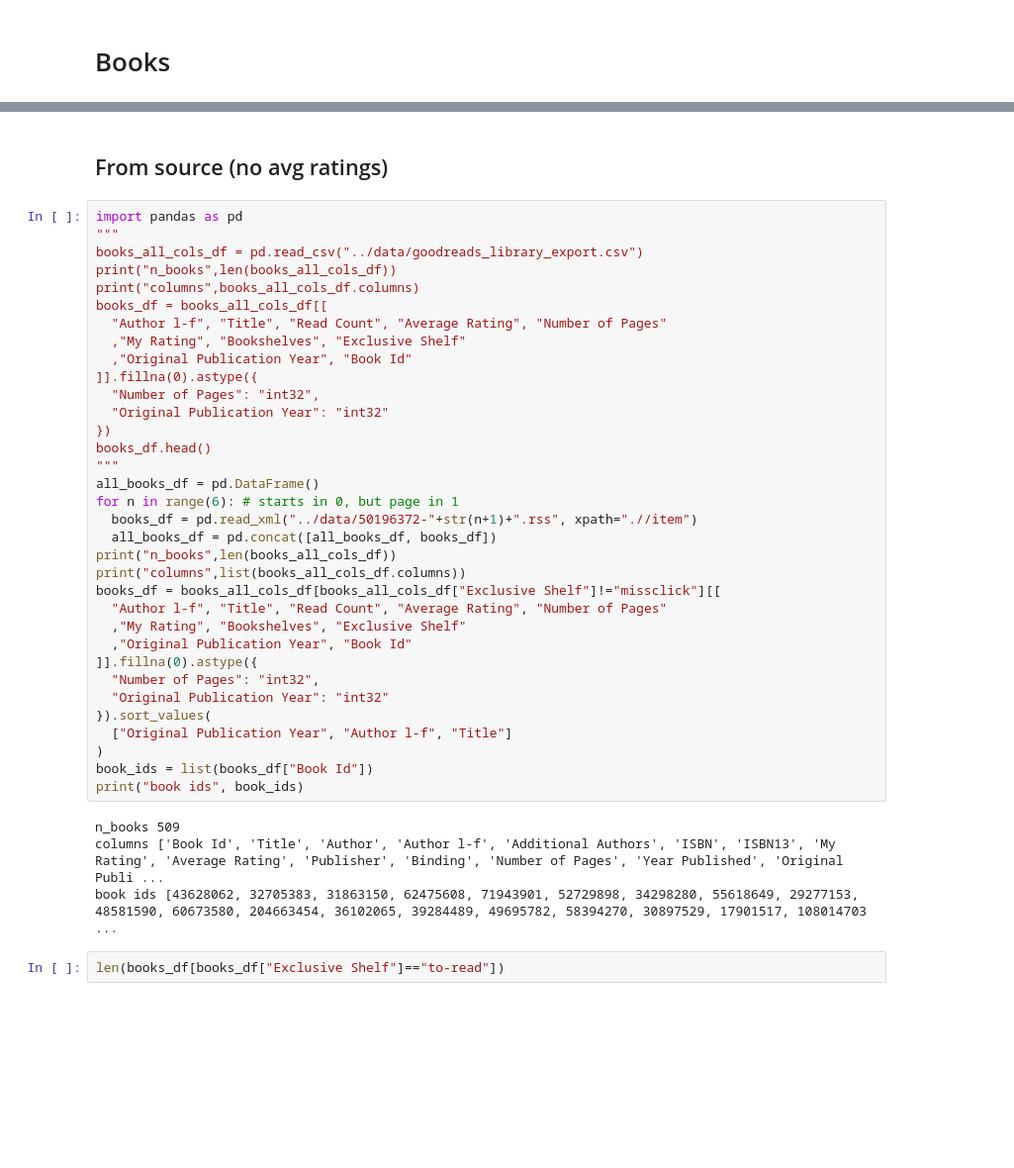
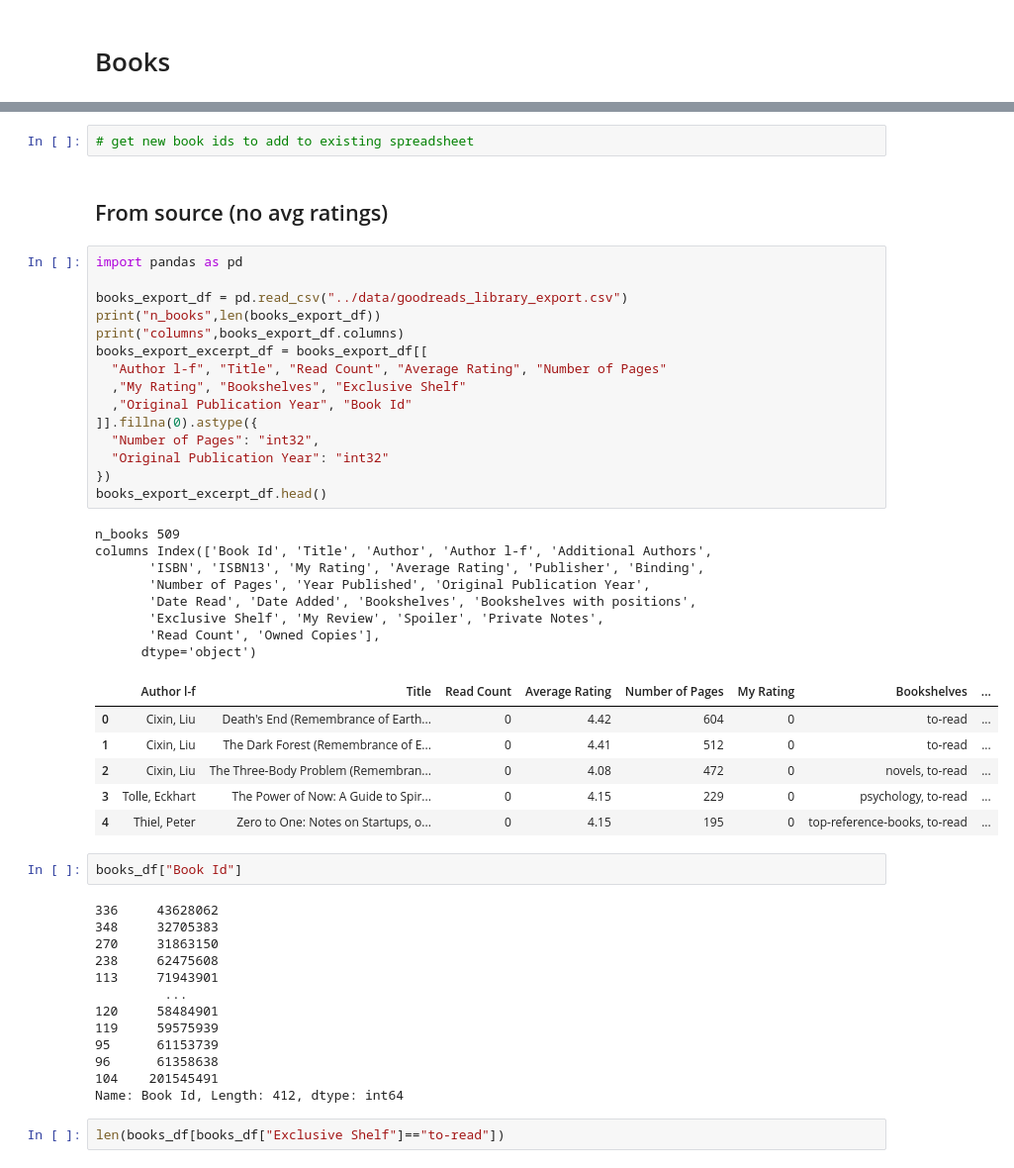
Before and after one commit to jgonzal1/jgonzal1.github.io, a Jupyter notebook: assets/📚.ipynb, the cells around one changed output, grey strips where cells are left out. Shown at 99% size. Saved outputs shown, nothing was run; the diff lists cells and outputs as text; blank space fills up the shorter version.

```diff
--- a/assets/📚.ipynb
+++ b/assets/📚.ipynb
@@ -3,43 +84,52 @@
+# %%
+# get new book ids to add to existing spreadsheet
 # %% [markdown]
 ## From source (no avg ratings)
 # %%
 import pandas as pd
-"""
-books_all_cols_df = pd.read_csv("../data/goodreads_library_export.csv")
-print("n_books",len(books_all_cols_df))
-print("columns",books_all_cols_df.columns)
-books_df = books_all_cols_df[[
+
+books_export_df = pd.read_csv("../data/goodreads_library_export.csv")
+print("n_books",len(books_export_df))
+print("columns",books_export_df.columns)
+books_export_excerpt_df = books_export_df[[
   "Author l-f", "Title", "Read Count", "Average Rating", "Number of Pages"
   ,"My Rating", "Bookshelves", "Exclusive Shelf"
   ,"Original Publication Year", "Book Id"
 ]].fillna(0).astype({
   "Number of Pages": "int32",
   "Original Publication Year": "int32"
 })
-books_df.head()
-"""
-all_books_df = pd.DataFrame()
-for n in range(6): # starts in 0, but page in 1
-  books_df = pd.read_xml("../data/50196372-"+str(n+1)+".rss", xpath=".//item")
-  all_books_df = pd.concat([all_books_df, books_df])
-print("n_books",len(books_all_cols_df))
-print("columns",list(books_all_cols_df.columns))
-books_df = books_all_cols_df[books_all_cols_df["Exclusive Shelf"]!="missclick"][[
-  "Author l-f", "Title", "Read Count", "Average Rating", "Number of Pages"
-  ,"My Rating", "Bookshelves", "Exclusive Shelf"
-  ,"Original Publication Year", "Book Id"
-]].fillna(0).astype({
-  "Number of Pages": "int32",
-  "Original Publication Year": "int32"
-}).sort_values(
-  ["Original Publication Year", "Author l-f", "Title"]
-)
-book_ids = list(books_df["Book Id"])
-print("book ids", book_ids)
+books_export_excerpt_df.head()
 # %% [output]
 n_books 509
-columns ['Book Id', 'Title', 'Author', 'Author l-f', 'Additional Authors', 'ISBN', 'ISBN13', 'My Rating', 'Average Rating', 'Publisher', 'Binding', 'Number of Pages', 'Year Published', 'Original Publi ...
-book ids [43628062, 32705383, 31863150, 62475608, 71943901, 52729898, 34298280, 55618649, 29277153, 48581590, 60673580, 204663454, 36102065, 39284489, 49695782, 58394270, 30897529, 17901517, 108014703 ...
+columns Index(['Book Id', 'Title', 'Author', 'Author l-f', 'Additional Authors',
+       'ISBN', 'ISBN13', 'My Rating', 'Average Rating', 'Publisher', 'Binding',
+       'Number of Pages', 'Year Published', 'Original Publication Year',
+       'Date Read', 'Date Added', 'Bookshelves', 'Bookshelves with positions',
+       'Exclusive Shelf', 'My Review', 'Spoiler', 'Private Notes',
+       'Read Count', 'Owned Copies'],
+      dtype='object')
+|  | Author l-f | Title | Read Count | Average Rating | Number of Pages | My Rating | Bookshelves | ... |
+| 0 | Cixin, Liu | Death's End (Remembrance of Earth... | 0 | 4.42 | 604 | 0 | to-read | ... |
+| 1 | Cixin, Liu | The Dark Forest (Remembrance of E... | 0 | 4.41 | 512 | 0 | to-read | ... |
+| 2 | Cixin, Liu | The Three-Body Problem (Remembran... | 0 | 4.08 | 472 | 0 | novels, to-read | ... |
+| 3 | Tolle, Eckhart | The Power of Now: A Guide to Spir... | 0 | 4.15 | 229 | 0 | psychology, to-read | ... |
+| 4 | Thiel, Peter | Zero to One: Notes on Startups, o... | 0 | 4.15 | 195 | 0 | top-reference-books, to-read | ... |
+# %%
+books_df["Book Id"]
+# %% [output]
+336     43628062
+348     32705383
+270     31863150
+238     62475608
+113     71943901
+         ...
+120     58484901
+119     59575939
+95      61153739
+96      61358638
+104    201545491
+Name: Book Id, Length: 412, dtype: int64
 # %%
 len(books_df[books_df["Exclusive Shelf"]=="to-read"])
 # %% [output]
```
Also changed, not shown: parts of 11 cells of this notebook, 7 other files.
